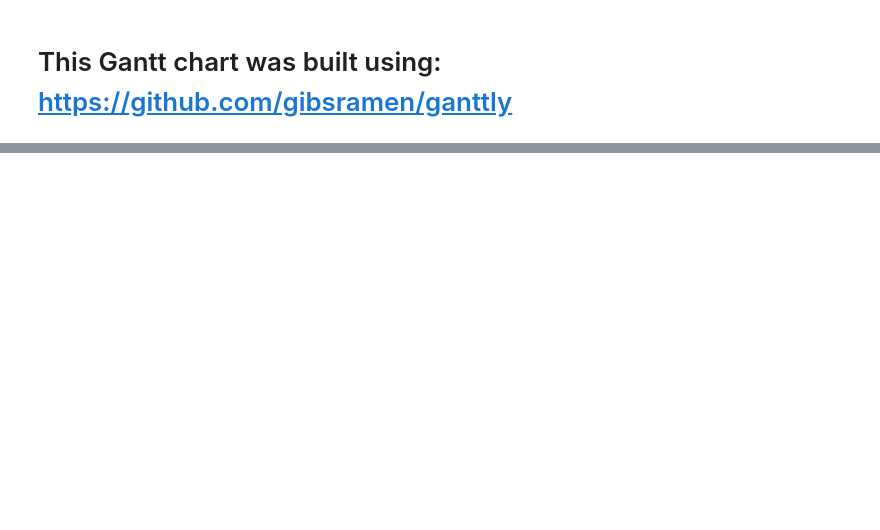
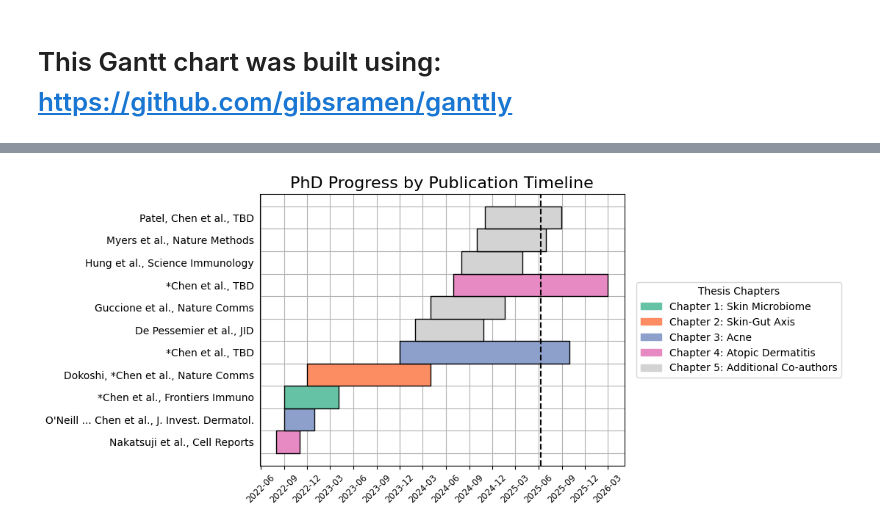
Before and after one commit to yangchen2/Gantt_chart, a Jupyter notebook: my_gantt_chart.ipynb, the cells around one changed output, grey strips where cells are left out. Cells and saved outputs as stored; diff of their text form; code cells hidden in the pictures; blank space fills up the shorter version.

Commit message:
update gant chart

```diff
--- a/my_gantt_chart.ipynb
+++ b/my_gantt_chart.ipynb
@@ -140,0 +88,56 @@ plt.show()
+# %%
+g = Gantt()
+g.add_tasks([
+    staph_competition,
+    plasmid,
+    review,
+    skin_gut,
+    acne_loreal,
+    psoriasis,
+    host_depletion,
+    ad_crosstrans,
+    psy_stress,
+    trpca,
+    diff_ab
+])
+
+palette = dict(zip(
+    ["Chapter 1: Skin Microbiome",
+     "Chapter 2: Skin-Gut Axis",
+     "Chapter 3: Acne",
+     "Chapter 4: Atopic Dermatitis"],
+    sns.color_palette("Set2", 4)
+))
+palette["Chapter 5: Additional Co-authors"] = "lightgrey"
+
+# Plot once
+g.plot(
+    frequency="month",
+    interval=3,
+    color_tag="PhD__Progress",
+    palette=palette,
+)
+
+plt.xticks(rotation=45)
+plt.title("PhD Progress by Publication Timeline", fontsize=16)
+plt.axvline(x=Timestamp("2025/06/10"), color='black', linestyle='--')
+
+# Create and add legend
+legend_patches = [
+    mpatches.Patch(color=color, label=chapter)
+    for chapter, color in palette.items()
+]
+plt.legend(
+    handles=legend_patches,
+    loc='center left',
+    bbox_to_anchor=(1.02, 0.5),
+    title="Thesis Chapters"
+)
+
+# Adjust layout to leave space for the legend
+plt.tight_layout(rect=[0, 0, 0.85, 1])
+
+# Save figure
+plt.savefig('gant_chart_advancement-20250610.png', dpi=600, bbox_inches='tight')
+# %% [output]
+[figure, added]
```
Also changed, not shown: parts of 4 cells of this notebook, 1 other file.
